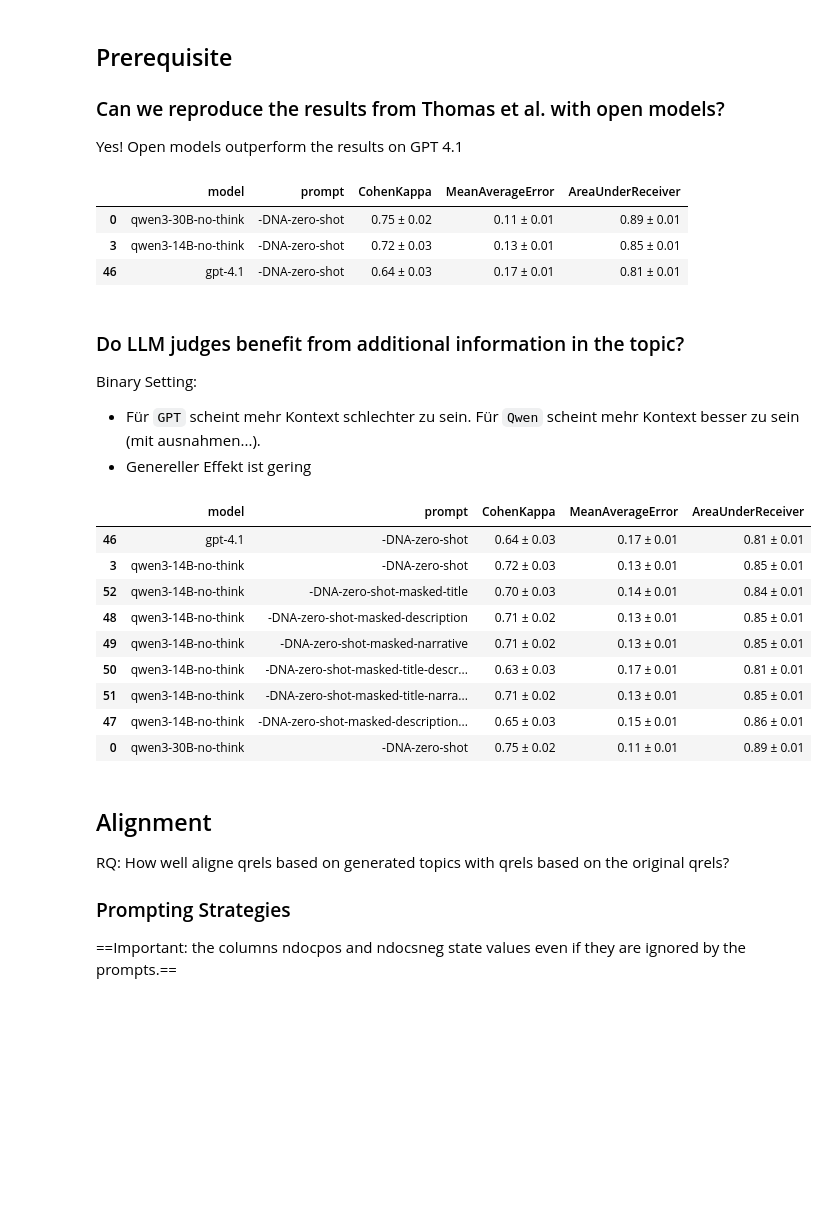
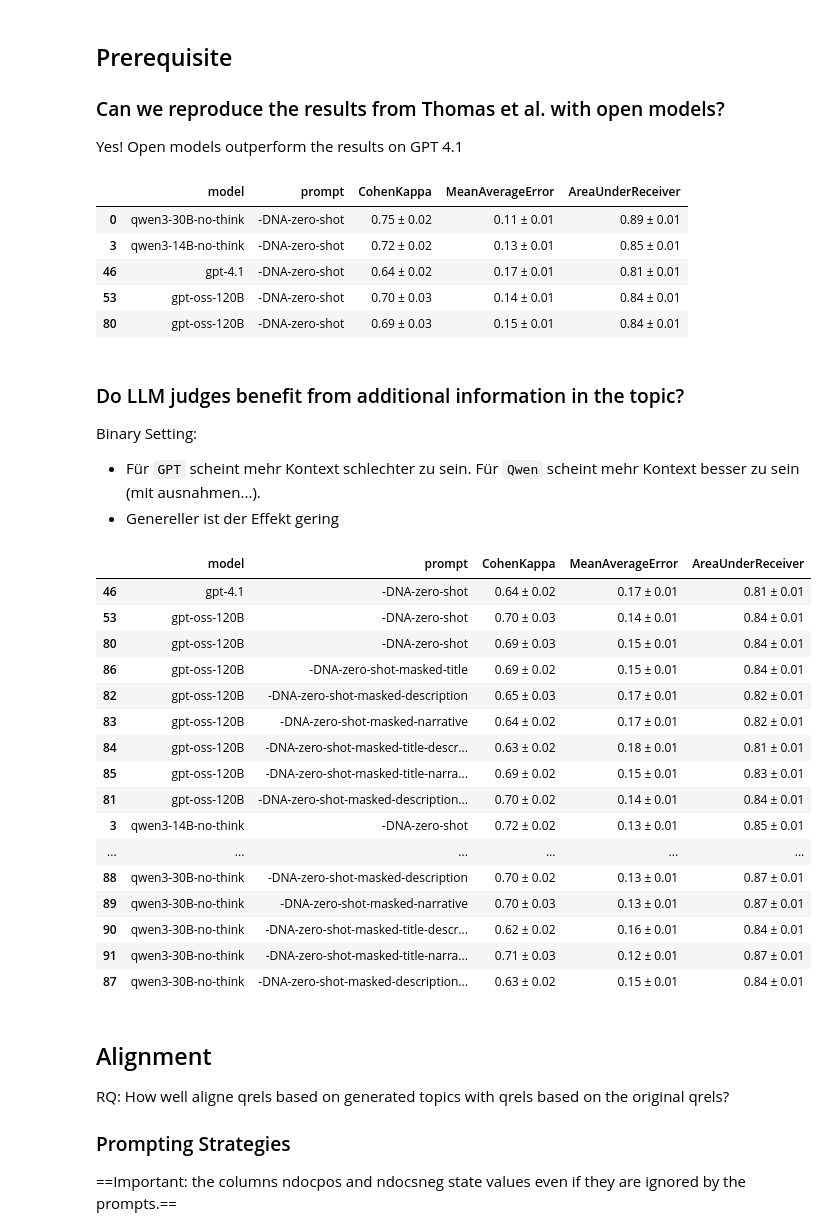
Before and after one commit to irgroup/SIGIR26-Synthesized-Information-Needs, a Jupyter notebook: notebooks/evaluate.ipynb, the cells around one changed output. Saved outputs shown, nothing was run; the diff lists cells and outputs as text; code cells hidden in the pictures; blank space fills up the shorter version.

```diff
--- a/notebooks/evaluate.ipynb
+++ b/notebooks/evaluate.ipynb
@@ -63,9 +63,11 @@ metadata = pd.DataFrame(metadata_records)
 metadata = metadata.join(pd.json_normalize(
     metadata["topics"]).add_prefix("topics_"))
 metadata.drop(columns=["topics"], inplace=True)
-metadata["topics_prompt"] = metadata["topics_prompt"].apply(lambda p: str(Path(p).stem) if pd.notnull(p) else "human")
+metadata["topics_prompt"] = metadata["topics_prompt"].apply(
+    lambda p: str(Path(p).stem) if pd.notnull(p) else "human")
 metadata["prompt"] = metadata["prompt"].apply(lambda p: str(Path(p).stem))
-metadata["model"] = metadata["model"].str.replace("-MT100", "").replace("-MT1000", "")
+metadata["model"] = metadata["model"].str.replace("-MT1000", "")
+metadata["model"] = metadata["model"].str.replace("-MT100", "")
 # %%
 def format_score(row):
     return f"{row['value']:.2f} ± {row['ci']:.2f}"
@@ -87,30 +89,41 @@ table[(table["prompt"] == "-DNA-zero-shot")
 # %% [output]
 |  | model | prompt | CohenKappa | MeanAverageError | AreaUnderReceiver |
 | 0 | qwen3-30B-no-think | -DNA-zero-shot | 0.75 ± 0.02 | 0.11 ± 0.01 | 0.89 ± 0.01 |
-| 3 | qwen3-14B-no-think | -DNA-zero-shot | 0.72 ± 0.03 | 0.13 ± 0.01 | 0.85 ± 0.01 |
-| 46 | gpt-4.1 | -DNA-zero-shot | 0.64 ± 0.03 | 0.17 ± 0.01 | 0.81 ± 0.01 |
+| 3 | qwen3-14B-no-think | -DNA-zero-shot | 0.72 ± 0.02 | 0.13 ± 0.01 | 0.85 ± 0.01 |
+| 46 | gpt-4.1 | -DNA-zero-shot | 0.64 ± 0.02 | 0.17 ± 0.01 | 0.81 ± 0.01 |
+| 53 | gpt-oss-120B | -DNA-zero-shot | 0.70 ± 0.03 | 0.14 ± 0.01 | 0.84 ± 0.01 |
+| 80 | gpt-oss-120B | -DNA-zero-shot | 0.69 ± 0.03 | 0.15 ± 0.01 | 0.84 ± 0.01 |
 # %% [markdown]
 ### Do LLM judges benefit from additional information in the topic?
 Binary Setting:
 - Für `GPT` scheint mehr Kontext schlechter zu sein. Für `Qwen` scheint mehr Kontext besser zu sein (mit ausnahmen...).
-- Genereller Effekt ist gering
+- Genereller ist der Effekt gering
 # %%
 partial_annotation_prompts = [
-    "-DNA-zero-shot", "-DNA-zero-shot-masked-title", "-DNA-zero-shot-masked-description", "-DNA-zero-shot-masked-narrative", "-DNA-zero-shot-masked-title-description", "-DNA-zero-shot-masked-title-narrative", "-DNA-zero-shot-masked-description-narrative"]
+    "-DNA-zero-shot", "-DNA-zero-shot-masked-title", "-DNA-zero-shot-masked-description", "-DNA-zero-shot-masked-narrative",
+    "-DNA-zero-shot-masked-title-description", "-DNA-zero-shot-masked-title-narrative", "-DNA-zero-shot-masked-description-narrative"]
 
 table["prompt"] = pd.Categorical(table["prompt"], partial_annotation_prompts)
-table[table["topics_prompt"] == "human"].sort_values(by=["model", "prompt"])[["model", "prompt", "CohenKappa", "MeanAverageError", "AreaUnderReceiver"]]
+table[table["topics_prompt"] == "human"].sort_values(by=["model", "prompt"])[
+    ["model", "prompt", "CohenKappa", "MeanAverageError", "AreaUnderReceiver"]]
 # %% [output]
 |  | model | prompt | CohenKappa | MeanAverageError | AreaUnderReceiver |
-| 46 | gpt-4.1 | -DNA-zero-shot | 0.64 ± 0.03 | 0.17 ± 0.01 | 0.81 ± 0.01 |
-| 3 | qwen3-14B-no-think | -DNA-zero-shot | 0.72 ± 0.03 | 0.13 ± 0.01 | 0.85 ± 0.01 |
-| 52 | qwen3-14B-no-think | -DNA-zero-shot-masked-title | 0.70 ± 0.03 | 0.14 ± 0.01 | 0.84 ± 0.01 |
-| 48 | qwen3-14B-no-think | -DNA-zero-shot-masked-description | 0.71 ± 0.02 | 0.13 ± 0.01 | 0.85 ± 0.01 |
-| 49 | qwen3-14B-no-think | -DNA-zero-shot-masked-narrative | 0.71 ± 0.02 | 0.13 ± 0.01 | 0.85 ± 0.01 |
-| 50 | qwen3-14B-no-think | -DNA-zero-shot-masked-title-descr... | 0.63 ± 0.03 | 0.17 ± 0.01 | 0.81 ± 0.01 |
-| 51 | qwen3-14B-no-think | -DNA-zero-shot-masked-title-narra... | 0.71 ± 0.02 | 0.13 ± 0.01 | 0.85 ± 0.01 |
-| 47 | qwen3-14B-no-think | -DNA-zero-shot-masked-description... | 0.65 ± 0.03 | 0.15 ± 0.01 | 0.86 ± 0.01 |
-| 0 | qwen3-30B-no-think | -DNA-zero-shot | 0.75 ± 0.02 | 0.11 ± 0.01 | 0.89 ± 0.01 |
+| 46 | gpt-4.1 | -DNA-zero-shot | 0.64 ± 0.02 | 0.17 ± 0.01 | 0.81 ± 0.01 |
+| 53 | gpt-oss-120B | -DNA-zero-shot | 0.70 ± 0.03 | 0.14 ± 0.01 | 0.84 ± 0.01 |
+| 80 | gpt-oss-120B | -DNA-zero-shot | 0.69 ± 0.03 | 0.15 ± 0.01 | 0.84 ± 0.01 |
+| 86 | gpt-oss-120B | -DNA-zero-shot-masked-title | 0.69 ± 0.02 | 0.15 ± 0.01 | 0.84 ± 0.01 |
+| 82 | gpt-oss-120B | -DNA-zero-shot-masked-description | 0.65 ± 0.03 | 0.17 ± 0.01 | 0.82 ± 0.01 |
+| 83 | gpt-oss-120B | -DNA-zero-shot-masked-narrative | 0.64 ± 0.02 | 0.17 ± 0.01 | 0.82 ± 0.01 |
+| 84 | gpt-oss-120B | -DNA-zero-shot-masked-title-descr... | 0.63 ± 0.02 | 0.18 ± 0.01 | 0.81 ± 0.01 |
+| 85 | gpt-oss-120B | -DNA-zero-shot-masked-title-narra... | 0.69 ± 0.02 | 0.15 ± 0.01 | 0.83 ± 0.01 |
+| 81 | gpt-oss-120B | -DNA-zero-shot-masked-description... | 0.70 ± 0.02 | 0.14 ± 0.01 | 0.84 ± 0.01 |
+| 3 | qwen3-14B-no-think | -DNA-zero-shot | 0.72 ± 0.02 | 0.13 ± 0.01 | 0.85 ± 0.01 |
+| ... | ... | ... | ... | ... | ... |
+| 88 | qwen3-30B-no-think | -DNA-zero-shot-masked-description | 0.70 ± 0.02 | 0.13 ± 0.01 | 0.87 ± 0.01 |
+| 89 | qwen3-30B-no-think | -DNA-zero-shot-masked-narrative | 0.70 ± 0.03 | 0.13 ± 0.01 | 0.87 ± 0.01 |
+| 90 | qwen3-30B-no-think | -DNA-zero-shot-masked-title-descr... | 0.62 ± 0.02 | 0.16 ± 0.01 | 0.84 ± 0.01 |
+| 91 | qwen3-30B-no-think | -DNA-zero-shot-masked-title-narra... | 0.71 ± 0.03 | 0.12 ± 0.01 | 0.87 ± 0.01 |
+| 87 | qwen3-30B-no-think | -DNA-zero-shot-masked-description... | 0.63 ± 0.02 | 0.15 ± 0.01 | 0.84 ± 0.01 |
 # %% [markdown]
 ## Alignment
 RQ: How well aligne qrels based on generated topics with qrels based on the original qrels?
```
Also changed, not shown: parts of 17 cells of this notebook, 1 other file.
